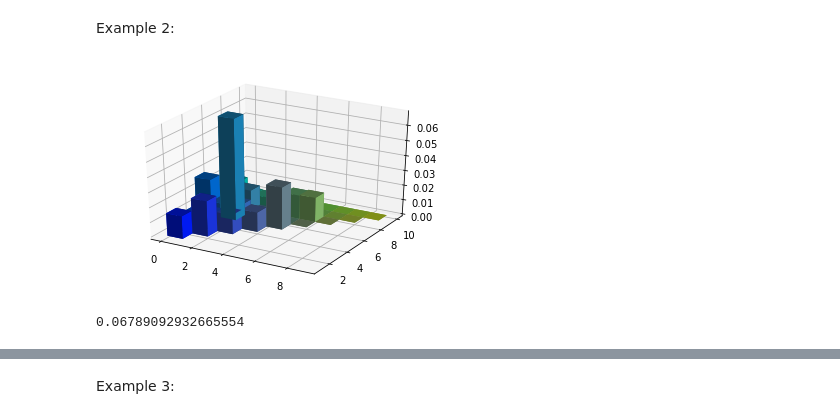
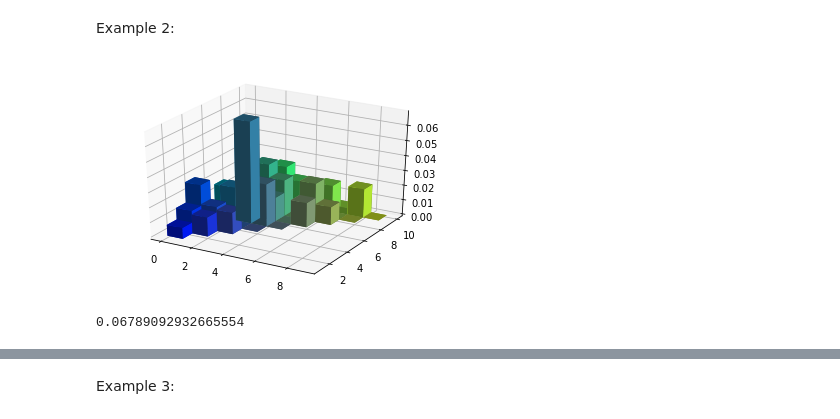
Before and after one commit to ostr00000/python-course-zad3-data-reliability, a Jupyter notebook: example.ipynb, the cells around one changed output, grey strips where cells are left out. Cells and saved outputs as stored; diff of their text form; code cells hidden in the pictures.

```diff
--- a/example.ipynb
+++ b/example.ipynb
@@ -37,9 +40,9 @@ Generated chart: ![Putin](images/putin.png "Putin")
 Example 2:
 # %%
 text = 'donald-trump-zlikwidowal-nasa'
-asim.make_analize(text)
+comp.make_analize(text)
 # %% [output]
-[figure, old version]
+[figure, new version]
 0.06789092932665554
 # %% [markdown]
 [Link to fake news](http://aszdziennik.pl/120209,donald-trump-zlikwidowal-nasa-szef-agencji-nie-chcial-przyznac-ze-ziemia-jest-plaska) - program detect  0.033262 max similarity (date: 03.06.2017)
```
Also changed, not shown: parts of 4 cells of this notebook, 4 other files.
